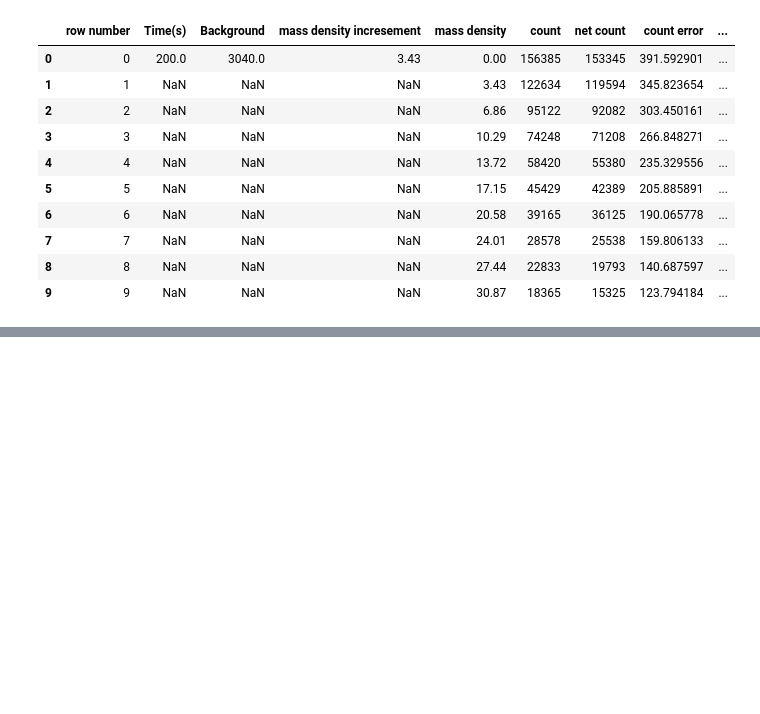
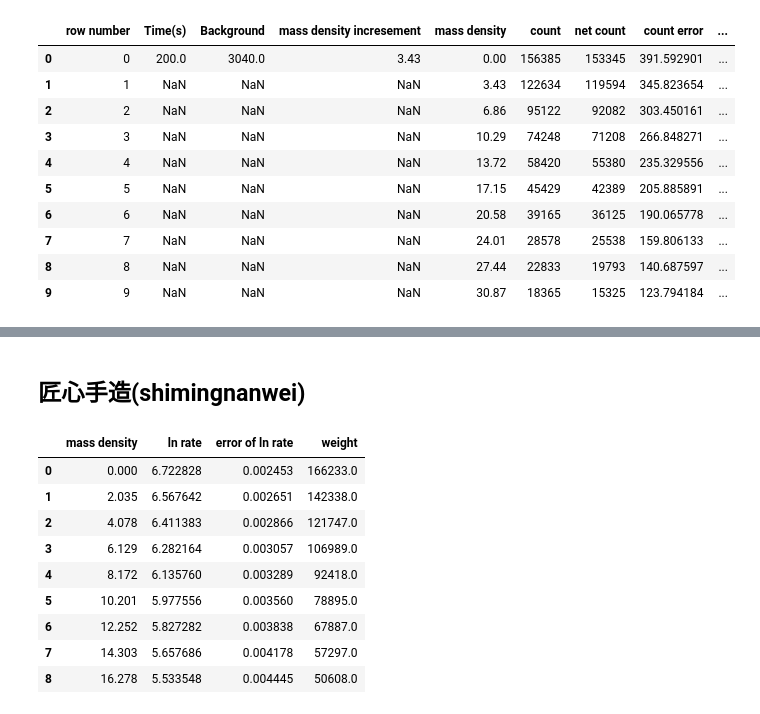
Before and after one commit to Xuanyiyiren/Fundamental-Laboratory-Experiment-in-Nuclear-Electronics-II, a Jupyter notebook: Experiment-2/data_analysis.ipynb, the cells around one changed output, grey strips where cells are left out. Drawn from its saved outputs; the diff is of its cells as text; code cells hidden in the pictures; blank space fills up the shorter version.

```diff
--- a/Experiment-2/data_analysis.ipynb
+++ b/Experiment-2/data_analysis.ipynb
@@ -228,0 +437,23 @@ None
+# %% [markdown]
+## 匠心手造(shimingnanwei)
+# %%
+jiangxinshouzao = data_Al2.drop(9)[['mass density']]
+ydata = np.log(data_Al2['net count rate'].drop(9).values)
+yerror = data_Al2['rate relative error'].drop(9).values
+xdata = data_Al2['mass density'].drop(9).values
+jiangxinshouzao['ln rate'] = ydata
+jiangxinshouzao['error of ln rate'] = yerror
+weight = 1/yerror**2
+jiangxinshouzao['weight'] = weight
+jiangxinshouzao
+# %% [output]
+|  | mass density | ln rate | error of ln rate | weight |
+| 0 | 0.000 | 6.722828 | 0.002453 | 166233.0 |
+| 1 | 2.035 | 6.567642 | 0.002651 | 142338.0 |
+| 2 | 4.078 | 6.411383 | 0.002866 | 121747.0 |
+| 3 | 6.129 | 6.282164 | 0.003057 | 106989.0 |
+| 4 | 8.172 | 6.135760 | 0.003289 | 92418.0 |
+| 5 | 10.201 | 5.977556 | 0.003560 | 78895.0 |
+| 6 | 12.252 | 5.827282 | 0.003838 | 67887.0 |
+| 7 | 14.303 | 5.657686 | 0.004178 | 57297.0 |
+| 8 | 16.278 | 5.533548 | 0.004445 | 50608.0 |
```
Also changed, not shown: parts of 25 cells of this notebook, 7 other files.
